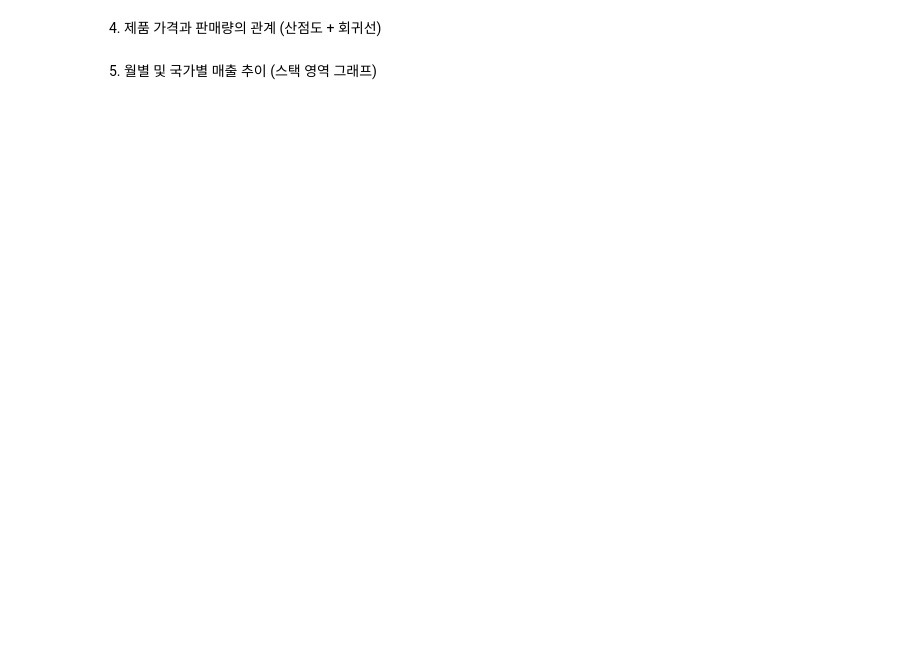
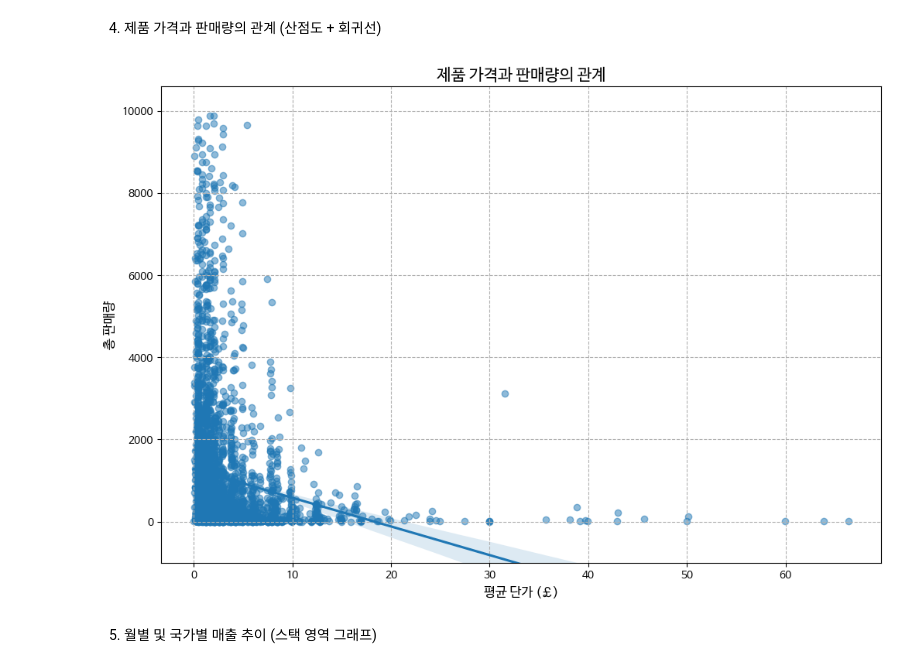
Before and after one commit to Soyeon250/Data-Analysis-with-Open-Source, a Jupyter notebook: 오픈소스_데이터_분석_11강.ipynb, the cells around one changed output. Saved outputs shown, nothing was run; the diff lists cells and outputs as text; code cells hidden in the pictures; blank space fills up the shorter version.

```diff
--- a/오픈소스_데이터_분석_11강.ipynb
+++ b/오픈소스_데이터_분석_11강.ipynb
@@ -517,28 +519,30 @@ plt.show()
 # %%
 ## 제품별 평균 단가 및 총 판매량 계산
 product_price_quantity = retail_data_clean.groupby('StockCode').agg({
     'UnitPrice': 'mean',
     'Quantity': 'sum'
 }).reset_index()
 
 ## 이상치 제거 (가격 100 미만, 판매량 10000 미만)
 filtered_products = product_price_quantity[
   (product_price_quantity['UnitPrice'] < 100) &
   (product_price_quantity['Quantity'] < 10000)
 ]
 
 ## 가격과 판매량의 관계 시각화 (회귀선 포함 산점도)
 plt.figure(figsize=(12, 8))
 # seaborn의 regplot을 이용하여 회귀선 포함 산점도를 출력
-
+sns.regplot(x='UnitPrice', y='Quantity', data=filtered_products, scatter_kws={'alpha': 0.5})
 
 ## 그래프 제목 및 축 레이블 설정
 plt.title('제품 가격과 판매량의 관계', fontsize=15)
 plt.xlabel('평균 단가 (£)', fontsize=12)
 plt.ylabel('총 판매량', fontsize=12)
 plt.ylim(-1000, None) ## y축 시작점 설정
 plt.grid(linestyle='--') ## 그리드 추가
 plt.show()
+# %% [output]
+[figure, added]
 # %% [markdown]
 5. 월별 및 국가별 매출 추이 (스택 영역 그래프)
 # %%
```
Also changed, not shown: parts of 3 cells of this notebook.
